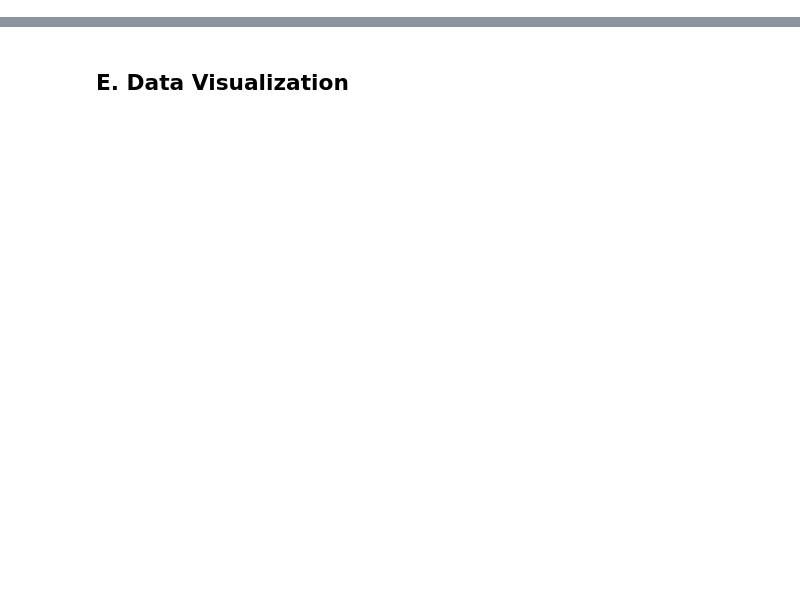
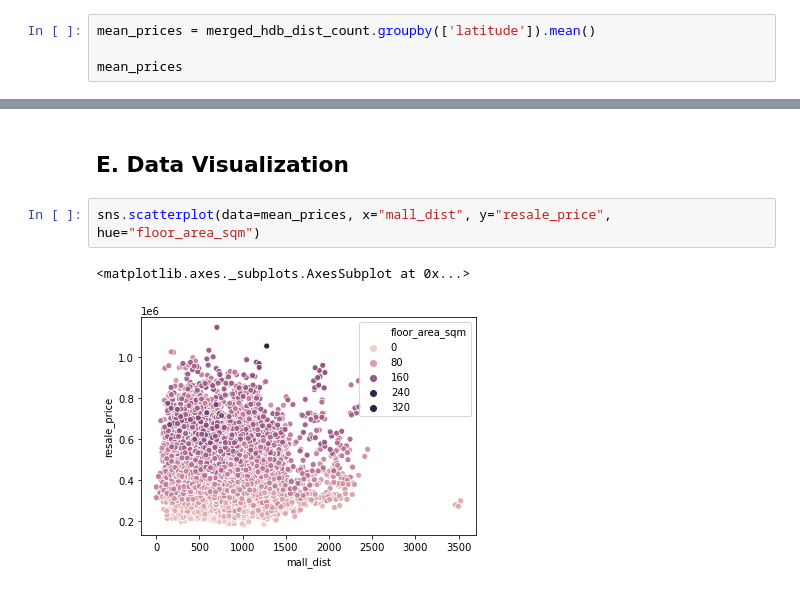
Before and after one commit to zxowyong/House-Pricing-Prediction, a Jupyter notebook: MIPANSUSUSU.ipynb, the cells around one changed output, grey strips where cells are left out. Saved outputs shown, nothing was run; the diff lists cells and outputs as text; blank space fills up the shorter version.

```diff
--- a/MIPANSUSUSU.ipynb
+++ b/MIPANSUSUSU.ipynb
@@ -590,3 +590,7 @@ merged_hdb_dist_count
 | 77715 | 8806 | 1.428325 | 103.845908 | 239.296772 | 2 | 828.482849 | 0 | 707.606919 | ... |
 | 77716 | 8807 | 1.435156 | 103.839804 | 248.767194 | 2 | 72.704843 | 2 | 308.409016 | ... |
 77717 rows × 30 columns
+# %%
+mean_prices = merged_hdb_dist_count.groupby(['latitude']).mean()
+
+mean_prices
@@ -593,2 +612,7 @@ merged_hdb_dist_count
 # %% [markdown]
 ## E. Data Visualization<a id="section5"></a>
+# %%
+sns.scatterplot(data=mean_prices, x="mall_dist", y="resale_price", hue="floor_area_sqm")
+# %% [output]
+<matplotlib.axes._subplots.AxesSubplot at 0x...>
+[figure, added]
```
Also changed, not shown: parts of 5 cells of this notebook.
